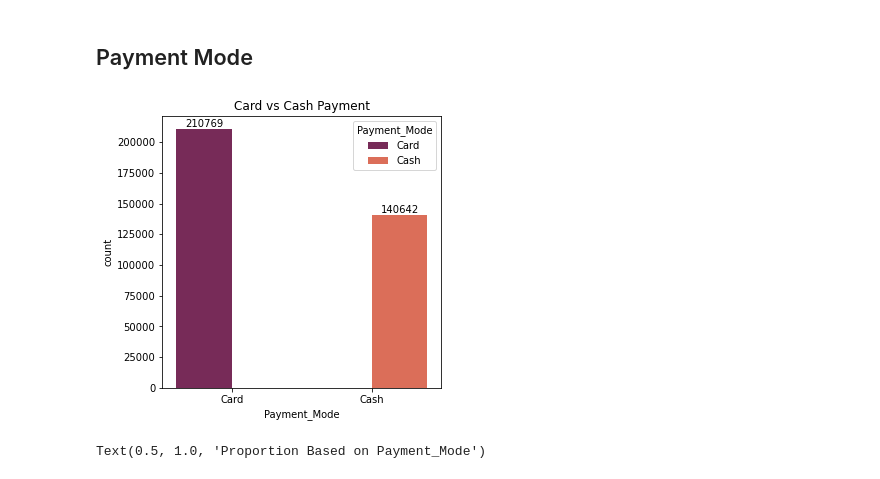
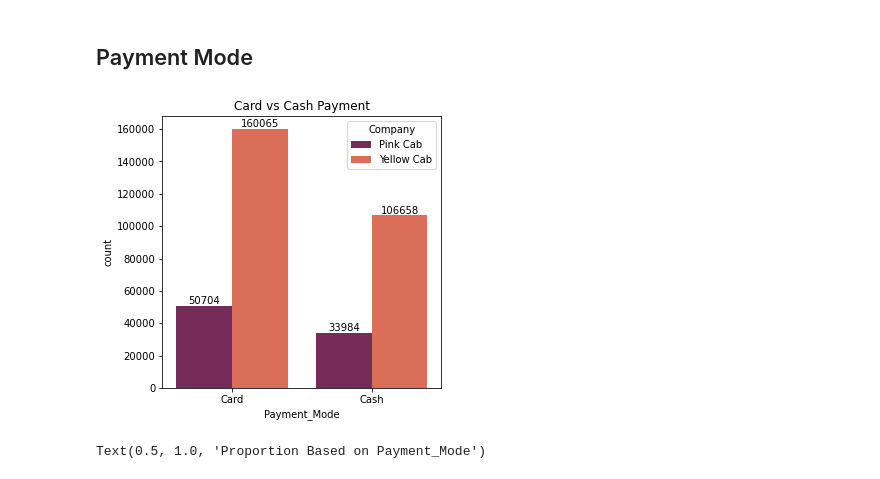
Before and after one commit to KierraDangerfield/Data-Glacier, a Jupyter notebook: Week_2/Insight for Cab Investment Firm.ipynb, the cells around one changed output. Saved outputs shown, nothing was run; the diff lists cells and outputs as text; code cells hidden in the pictures.

```diff
--- a/Week_2/Insight for Cab Investment Firm.ipynb
+++ b/Week_2/Insight for Cab Investment Firm.ipynb
@@ -744,13 +744,13 @@ for container in ax.containers:
 ## Payment Mode
 # %%
 fig, ax = plt.subplots(figsize=(5,5))
-sns.countplot(data=masterData, x="Payment_Mode", hue="Payment_Mode", palette="rocket")
+sns.countplot(data=masterData, x="Payment_Mode", hue="Company", palette="rocket")
 plt.title("Card vs Cash Payment")
 
 for container in ax.containers:
     ax.bar_label(container)
 # %% [output]
-[figure, old version]
+[figure, new version]
 # %%
 colors= sns.color_palette('rocket')
 al = masterData["Payment_Mode"].value_counts()
```
Also changed, not shown: parts of 2 cells of this notebook, 14 other files.
